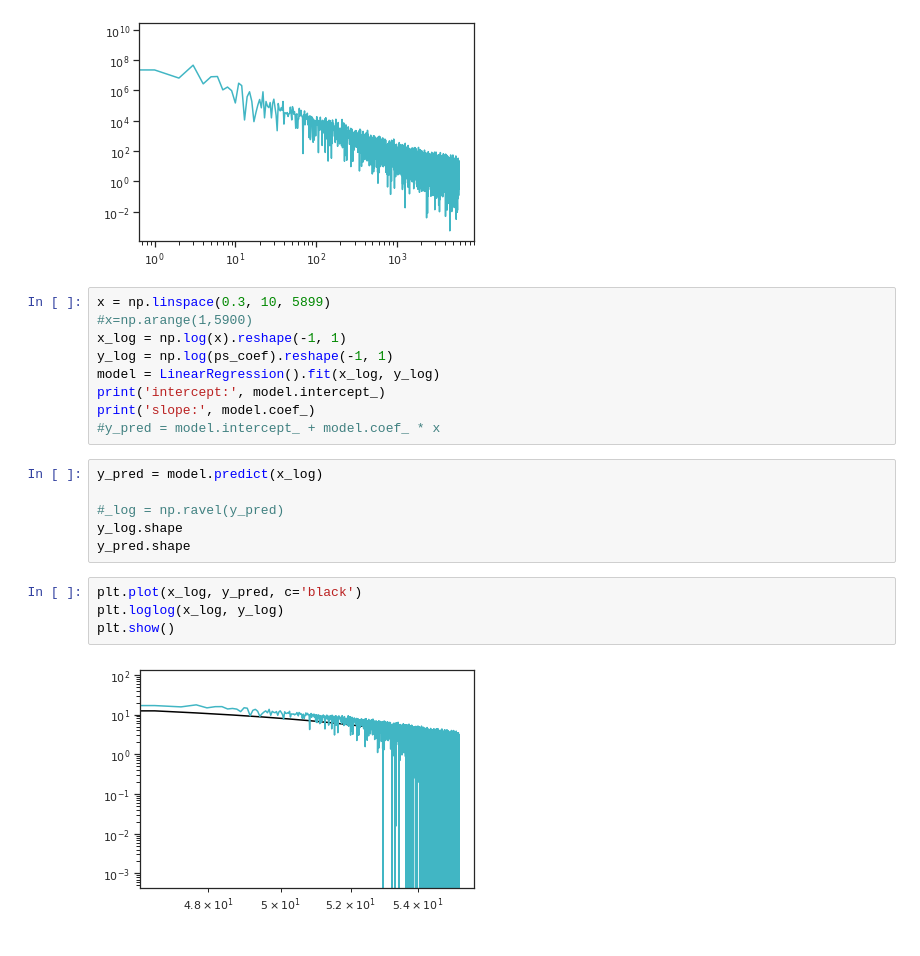
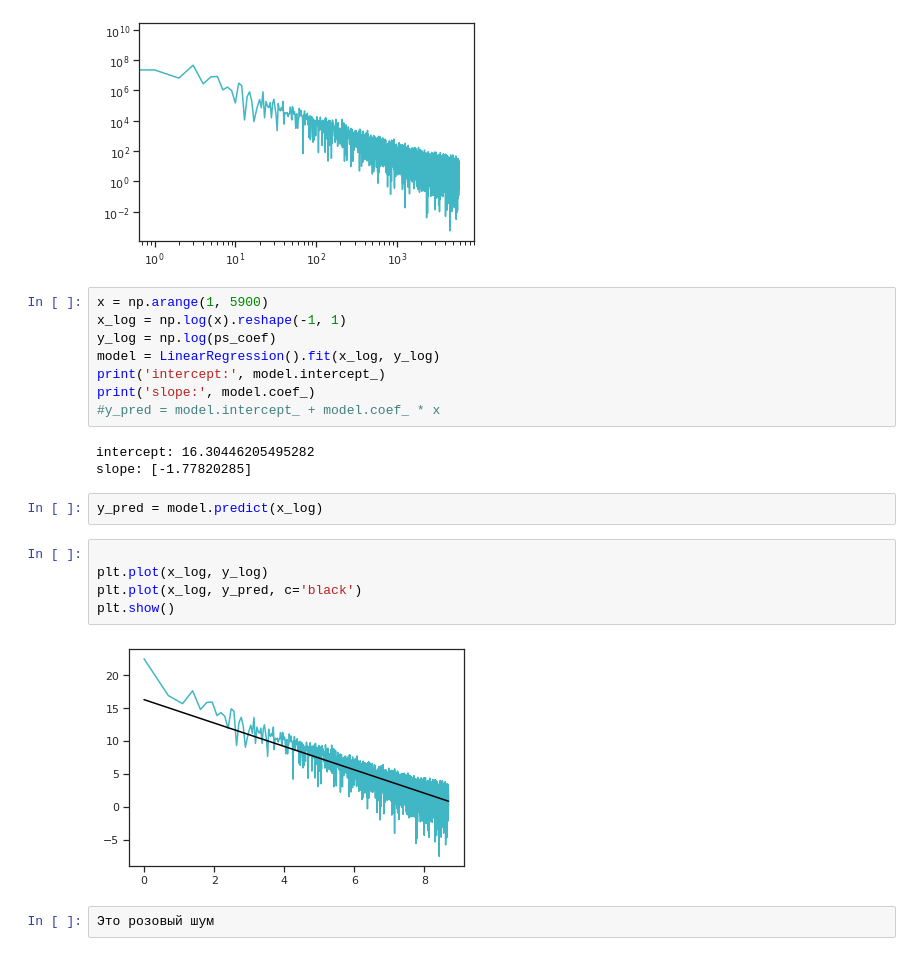
Before and after one commit to Anna172/Python, a Jupyter notebook: ДзАПНВР.ipynb, the cells around one changed output. Drawn from its saved outputs; the diff is of its cells as text.

```diff
--- a/ДзАПНВР.ipynb
+++ b/ДзАПНВР.ipynb
@@ -100,23 +72,24 @@ plt.loglog(ps_coef)
 [<matplotlib.lines.Line2D at 0x...>]
 [figure]
 # %%
-x = np.linspace(0.3, 10, 5899)
-#x=np.arange(1,5900)
+x = np.arange(1, 5900)
 x_log = np.log(x).reshape(-1, 1)
-y_log = np.log(ps_coef).reshape(-1, 1)
+y_log = np.log(ps_coef)
 model = LinearRegression().fit(x_log, y_log)
 print('intercept:', model.intercept_)
 print('slope:', model.coef_)
 #y_pred = model.intercept_ + model.coef_ * x
+# %% [output]
+intercept: 16.30446205495282
+slope: [-1.77820285]
 # %%
 y_pred = model.predict(x_log)
-
-#_log = np.ravel(y_pred)
-y_log.shape
-y_pred.shape
 # %%
+
+plt.plot(x_log, y_log)
 plt.plot(x_log, y_pred, c='black')
-plt.loglog(x_log, y_log)
 plt.show()
 # %% [output]
-[figure, old version]
+[figure, new version]
+# %%
+Это розовый шум
```
Also changed, not shown: parts of 5 cells of this notebook.
